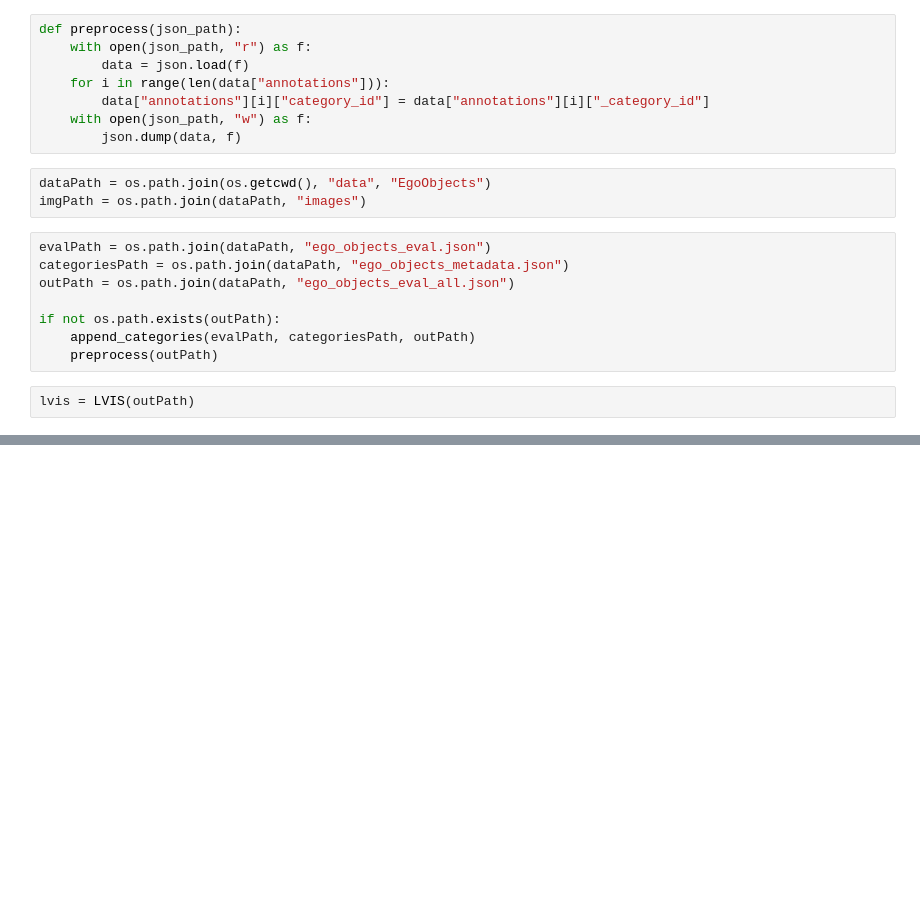
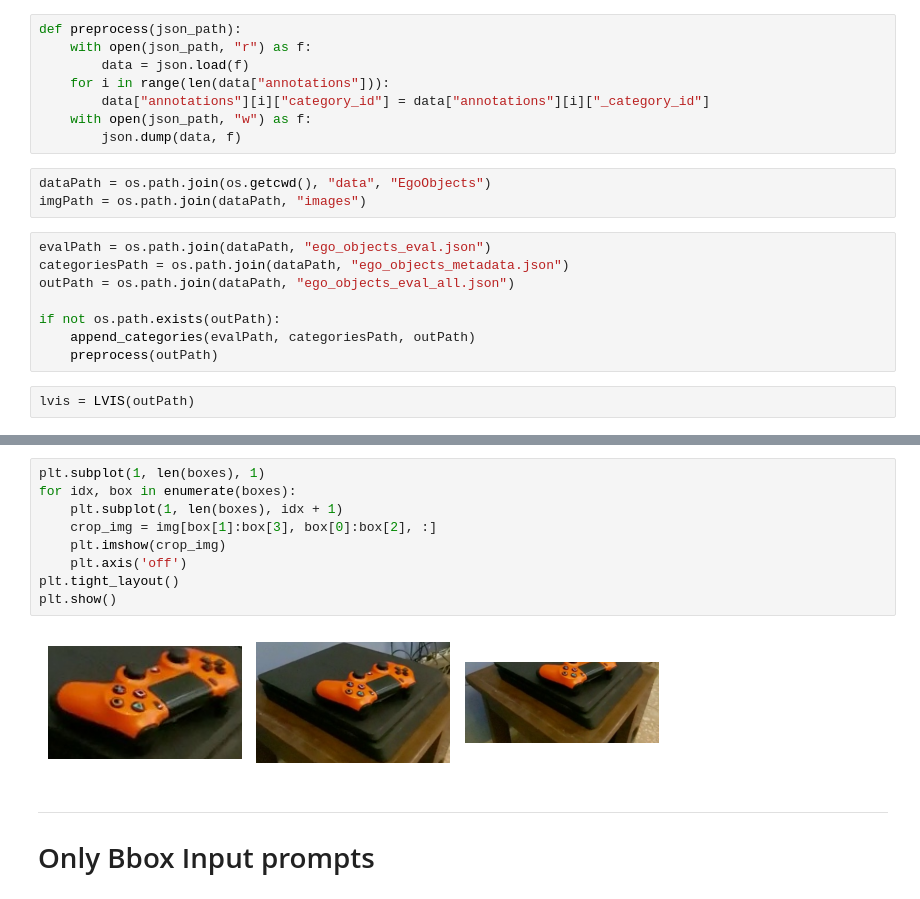
Before and after one commit to JustCati/Ego-SAM-RCNN, a Jupyter notebook: temp.ipynb, the cells around one changed output, grey strips where cells are left out. Saved outputs shown, nothing was run; the diff lists cells and outputs as text; blank space fills up the shorter version.

```diff
--- a/temp.ipynb
+++ b/temp.ipynb
@@ -84,0 +97,15 @@ ValueError: Boxes need to be in (xmin, ymin, xmax, ymax) format. Use torchvision
+# %%
+plt.subplot(1, len(boxes), 1)
+for idx, box in enumerate(boxes):
+    plt.subplot(1, len(boxes), idx + 1)
+    crop_img = img[box[1]:box[3], box[0]:box[2], :]
+    plt.imshow(crop_img)
+    plt.axis('off')
+plt.tight_layout()
+plt.show()
+# %% [output]
+[figure, added]
+# %% [markdown]
+---
+
+# Only Bbox Input prompts
```
Also changed, not shown: parts of 8 cells of this notebook.
